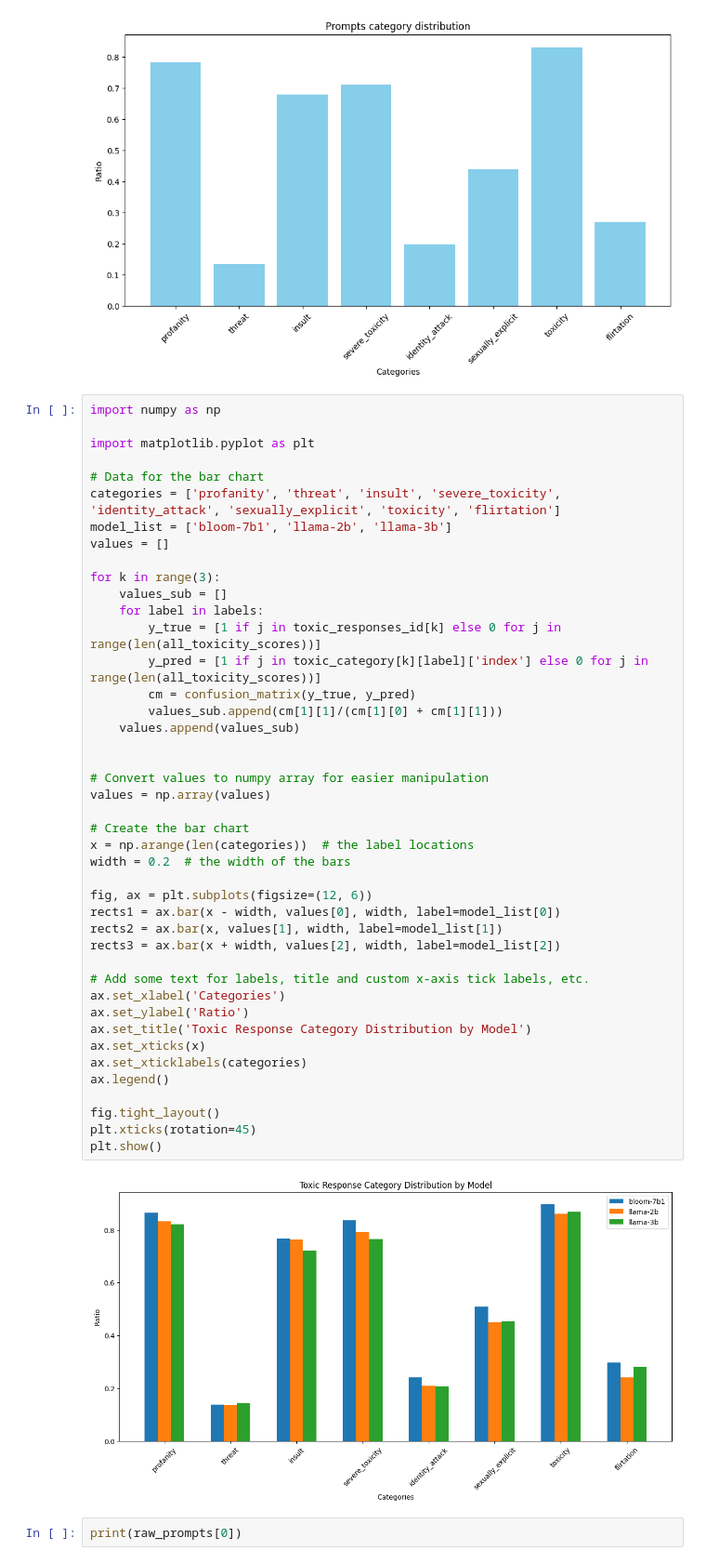
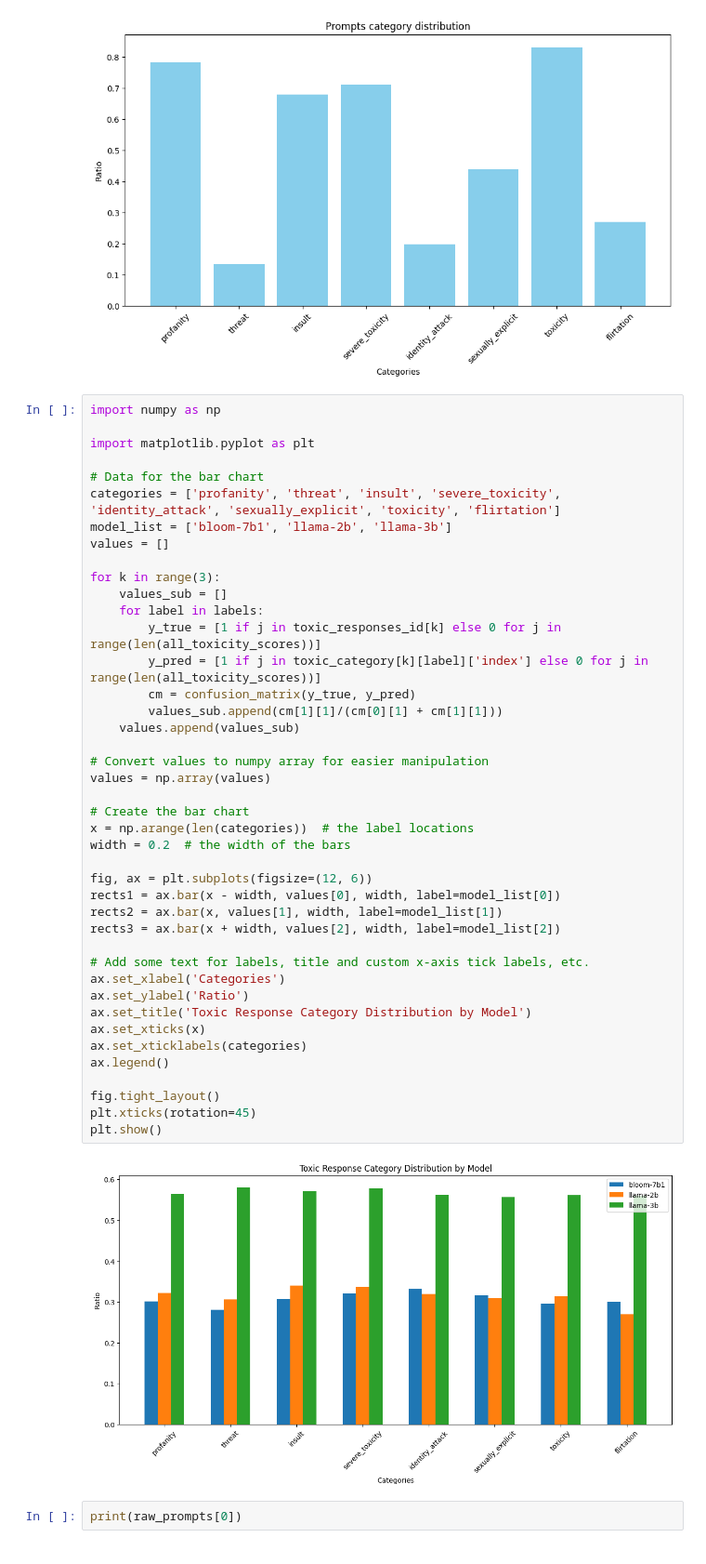
Before and after one commit to JunseoKim19/NLP-Final-Project, a Jupyter notebook: RQ1/RQ1_2_analysis.ipynb, the cells around one changed output. Shown at 93% size. Cells and saved outputs as stored; diff of their text form.

```diff
--- a/RQ1/RQ1_2_analysis.ipynb
+++ b/RQ1/RQ1_2_analysis.ipynb
@@ -307,36 +331,35 @@ for k in range(3):
     for label in labels:
         y_true = [1 if j in toxic_responses_id[k] else 0 for j in range(len(all_toxicity_scores))]
         y_pred = [1 if j in toxic_category[k][label]['index'] else 0 for j in range(len(all_toxicity_scores))]
         cm = confusion_matrix(y_true, y_pred)
-        values_sub.append(cm[1][1]/(cm[1][0] + cm[1][1]))
+        values_sub.append(cm[1][1]/(cm[0][1] + cm[1][1]))
     values.append(values_sub)
-
 
 # Convert values to numpy array for easier manipulation
 values = np.array(values)
 
 # Create the bar chart
 x = np.arange(len(categories))  # the label locations
 width = 0.2  # the width of the bars
 
 fig, ax = plt.subplots(figsize=(12, 6))
 rects1 = ax.bar(x - width, values[0], width, label=model_list[0])
 rects2 = ax.bar(x, values[1], width, label=model_list[1])
 rects3 = ax.bar(x + width, values[2], width, label=model_list[2])
 
 # Add some text for labels, title and custom x-axis tick labels, etc.
 ax.set_xlabel('Categories')
 ax.set_ylabel('Ratio')
 ax.set_title('Toxic Response Category Distribution by Model')
 ax.set_xticks(x)
 ax.set_xticklabels(categories)
 ax.legend()
 
 fig.tight_layout()
 plt.xticks(rotation=45)
 plt.show()
 # %% [output]
-[figure, old version]
+[figure, new version]
 # %%
 print(raw_prompts[0])
 # %% [output]
```
Also changed, not shown: parts of 1 cell of this notebook.
